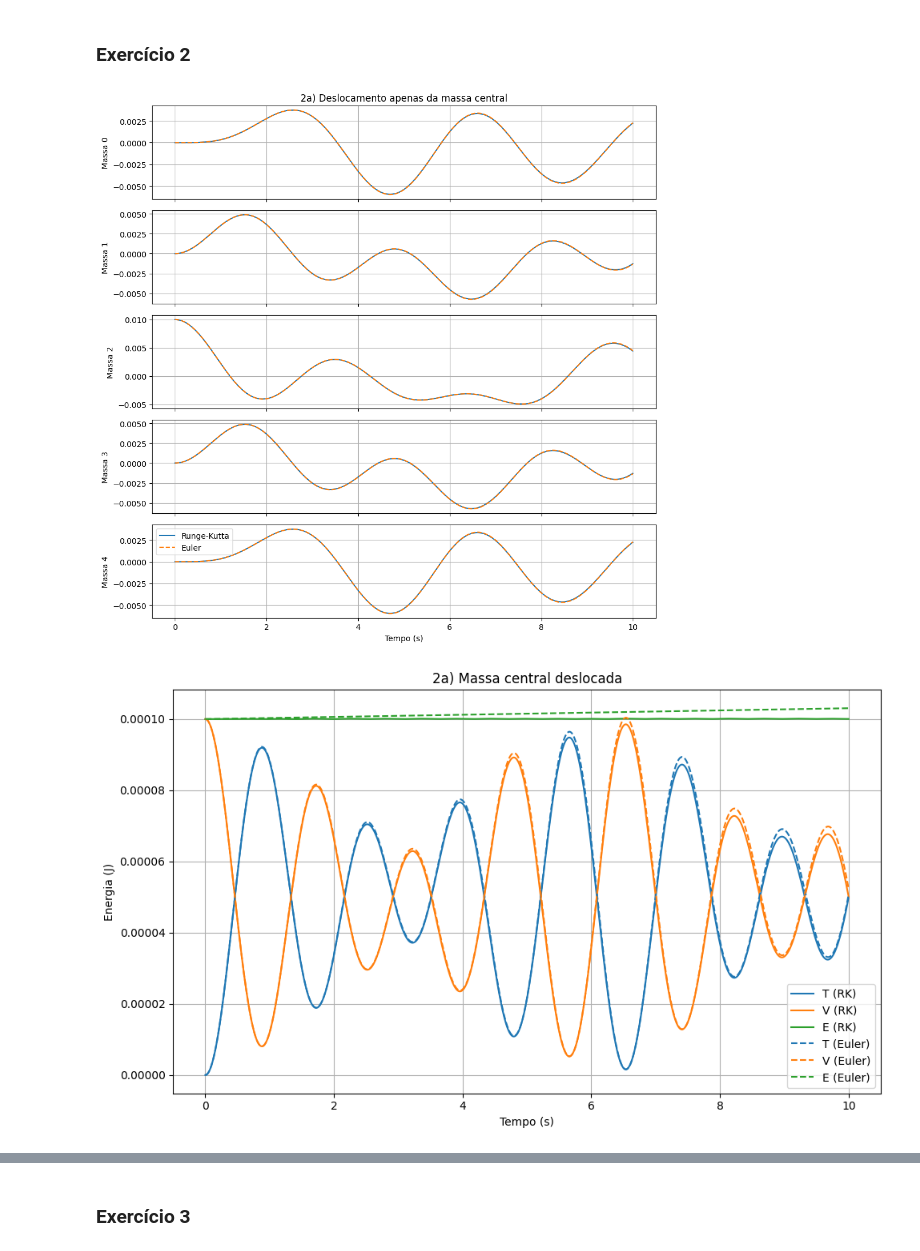
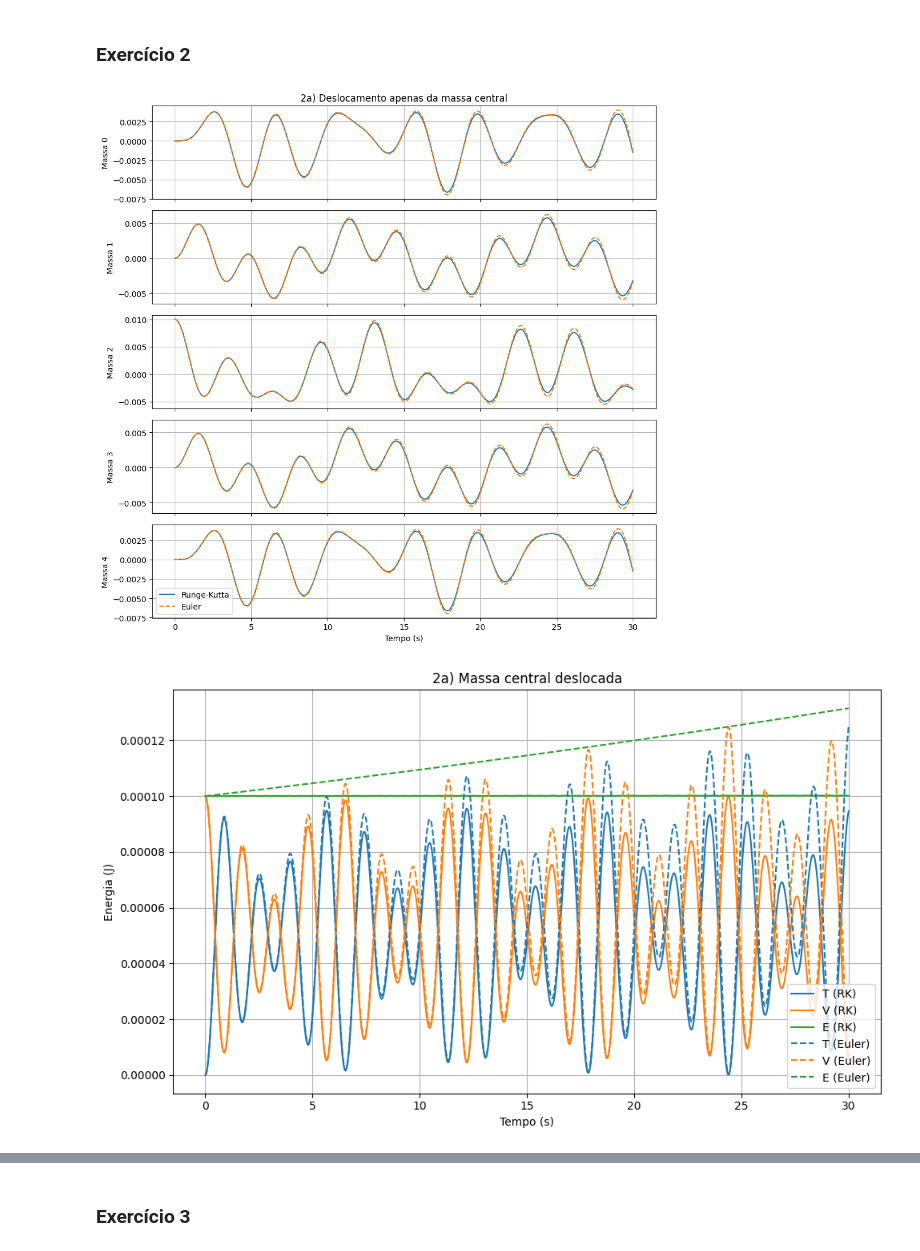
Before and after one commit to RafaelFernandesIST/FC_Grupo22, a Jupyter notebook: Projeto_2/projeto_2.ipynb, the cells around one changed output, grey strips where cells are left out. Cells and saved outputs as stored; diff of their text form; code cells hidden in the pictures.

```diff
--- a/Projeto_2/projeto_2.ipynb
+++ b/Projeto_2/projeto_2.ipynb
@@ -113,7 +113,7 @@ class Coupled_Oscillators:
 
 
     '''Este método de procurar modos normais é feito para todas as massas iguais: isto
-    garante que o produto de M^-1 por K seja uma matriz simétrica. Retorna tuplos (η,ω)
+    garante que o produto de M^-1 por K seja uma matriz simétrica. Retorna tuplos (ω,η)
     do vetor e raíz do valor próprios. tolerance é um float positivo usado para evitar
     erros associados a caalcular a raíz de um número negativo e muito próximo de 0 (de-
     rivado de erros intrínsecos ao cálculo dos valores próprios) '''
@@ -201,36 +201,37 @@ def plot_energies(t, rk_solution, euler_solution, m_matrix, k_matrix, title):
 
     plt.title(title)
     plt.xlabel('Tempo (s)')
     plt.ylabel('Energia (J)')
     plt.grid(True)
     plt.legend()
     plt.tight_layout()
     plt.show()
 
 
 
 # Parâmetros
 
 N = 5              # Número de massas
 m, k = 1.0, 1.0    # Massa [kg] e constante elástica [N/m]
 delta_x = 0.01     # Deslocamento [m] a utilizar nas simulações
+t_max = 30
 
 # Simulação 2a: Apenas a massa central é deslocada
 osc_2a = Coupled_Oscillators(N, m, k, k, k)
 x0_2a = [delta_x if i == N // 2 else 0 for i in range(N)]
-t, rk_2a, _, euler_2a = osc_2a.solve_coupled_system_linear(x0=x0_2a, t_max=10)
+t, rk_2a, _, euler_2a = osc_2a.solve_coupled_system_linear(x0=x0_2a, t_max=t_max)
 plot_displacements(t, rk_2a[:N], euler_2a[:N], "2a) Deslocamento apenas da massa central")
 plot_energies(t, rk_2a, euler_2a, osc_2a.M, osc_2a.K, "2a) Massa central deslocada")
 
 # Simulação 2b: Todas as massas deslocadas igualmente no início
 osc_2b = Coupled_Oscillators(N, m, k, k, k)
 x0_2b = np.full(N, delta_x)
 t, rk_2b, _, euler_2b = osc_2b.solve_coupled_system_linear(x0=x0_2b, t_max=10)
 plot_displacements(t, rk_2b[:N], euler_2b[:N], "2b) Todas as massas deslocadas igualmente")
 plot_energies(t, rk_2b, euler_2b, osc_2b.M, osc_2b.K, "2b) Todas as massas deslocadas igualmente")
 # %% [output]
-[figure, old version]
+[figure, new version]
-[figure, old version]
+[figure, new version]
 [figure]
 [figure]
 # %% [markdown]
```
Also changed, not shown: parts of 1 cell of this notebook.
